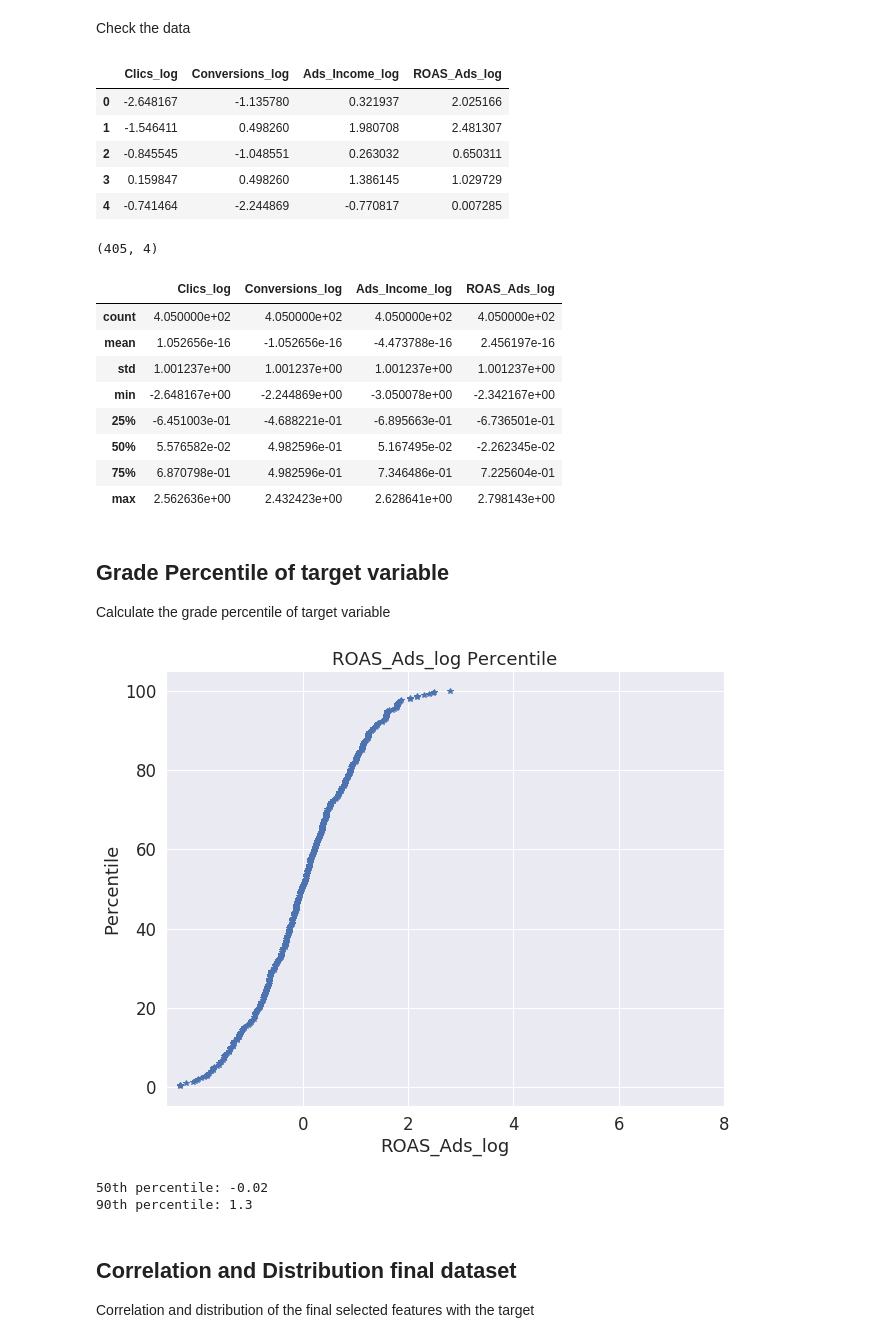
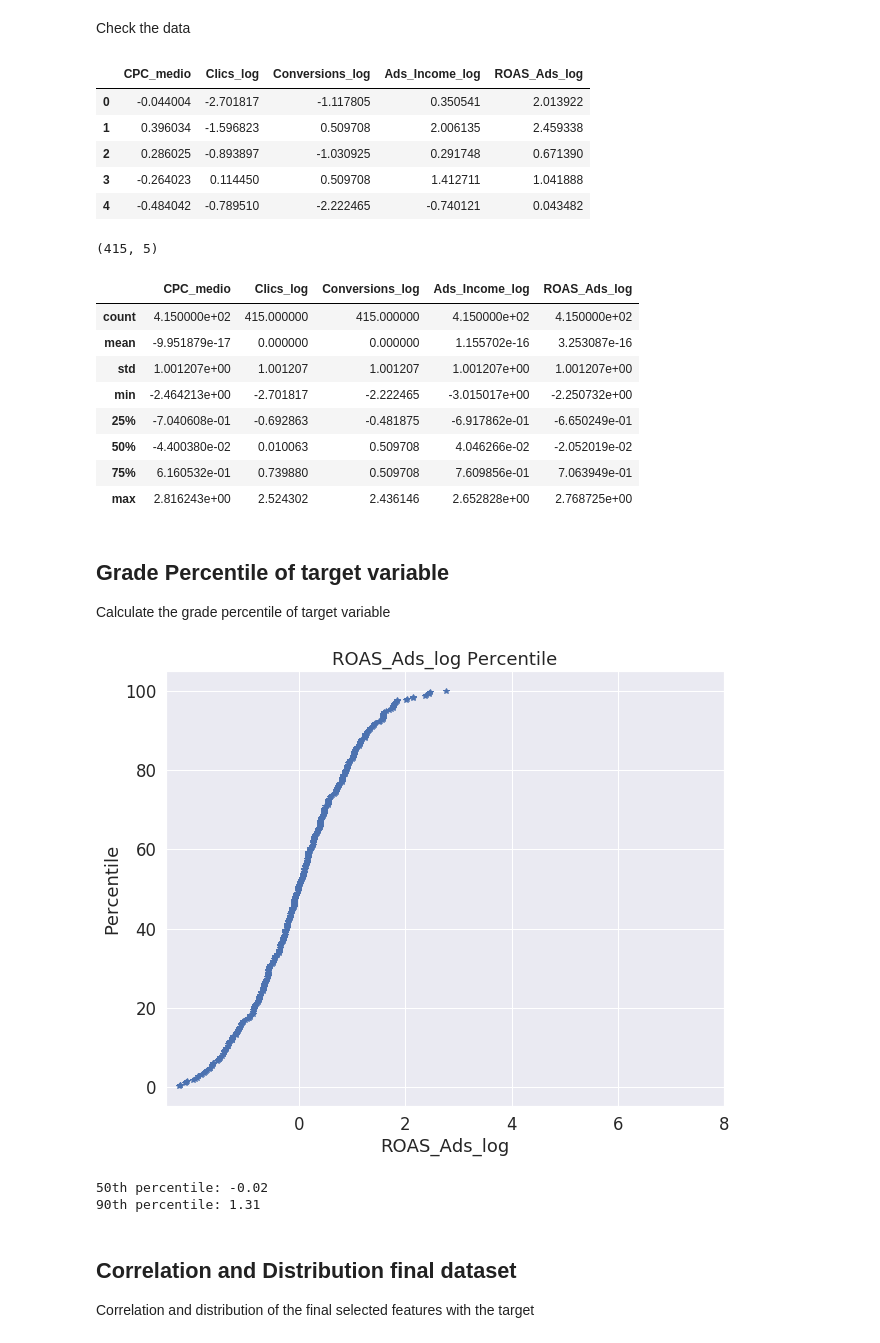
Before and after one commit to trimiguel/tfm, a Jupyter notebook: shopping/notebook/ALGORITHM_top_50_references-ads.ipynb, the cells around one changed output. Cells and saved outputs as stored; diff of their text form; code cells hidden in the pictures.

```diff
--- a/shopping/notebook/ALGORITHM_top_50_references-ads.ipynb
+++ b/shopping/notebook/ALGORITHM_top_50_references-ads.ipynb
@@ -197,6 +194,8 @@ def prove(df, col):
         df['NEW'] = 'Clic_Imp_CTR'
     elif df[col] == 'Page':
         df['NEW'] = 'Clic_Imp_CTR'
+    elif df[col] == 'CPC':
+        df['NEW'] = 'Clic_Imp_CTR'
 
     elif df[col] == 'CatN1':
         df['NEW'] = 'CatN'
@@ -217,8 +216,6 @@ def prove(df, col):
 
     elif df[col] == 'Cat':
         df['NEW'] = 'Cat_Price'
-    elif df[col] == 'CPC':
-        df['NEW'] = 'CPC_medio'
     elif df[col] == 'Units':
         df['NEW'] = 'Units_Sold'
     else:
@@ -411,11 +408,15 @@ Name: ROAS_Ads, dtype: float64
 Plot the distribution and display its skewness and kurtosis
 # %%
 #target distribution
-sns.distplot(y).set_title('ROAS_Distribution');
+x = sns.distplot(y).set_title('ROAS_Distribution');
+
 
 #skewness and kurtosis
 print('Skewness: {}'.format(round(y.skew(),2)))
 print('Kurtosis: {}'.format(round(y.kurt(),2)))
+
+#save fig
+x.figure.savefig('./img/ROAS_Distribution.png', dpi = 180)
 # %% [output]
 Skewness: 8.4
 Kurtosis: 94.88
@@ -472,11 +476,14 @@ df['ROAS_Ads_log'].fillna(0, inplace = True)
 y = df['ROAS_Ads_log']
 
 #target distribution
-sns.distplot(y).set_title('ROAS_Ads_log_Distribution');
+x = sns.distplot(y).set_title('ROAS_Ads_log_Distribution');
 
 #skewness and kurtosis
 print('Skewness: {}'.format(round(y.skew(),2)))
 print('Kurtosis: {}'.format(round(y.kurt(),2)))
+
+#save fig
+x.figure.savefig('./img/ROAS_Ads_log_Distribution.png', dpi = 180)
 # %% [output]
 Skewness: -0.16
 Kurtosis: 0.74
@@ -487,7 +494,7 @@ df['percentile'] = df['ROAS_Ads_log'].apply(lambda x: percentileofscore(df['ROAS
 
 # plot percentile
 #set size
-plt.figure(figsize = (10, 8))
+x = plt.figure(figsize = (10, 8))
 
 #establish axis
 plt.plot(df['ROAS_Ads_log'], df['percentile'], '*')
@@ -497,6 +504,9 @@ plt.xticks(range(0, 10, 2), range(0, 20, 2))
 plt.xlabel('ROAS_Ads_log')
 plt.ylabel('Percentile')
 plt.title('ROAS_Ads_log Percentile');
+
+#save fig
+x.savefig('./img/ROAS_Ads_log_Percentile.png', dpi = 180)
 # %% [output]
 [figure]
 # %%
@@ -1410,28 +1406,28 @@ Check the data
 # %%
 df_all_sc.head(5)
 # %% [output]
-|  | Clics_log | Conversions_log | Ads_Income_log | ROAS_Ads_log |
-| 0 | -2.648167 | -1.135780 | 0.321937 | 2.025166 |
-| 1 | -1.546411 | 0.498260 | 1.980708 | 2.481307 |
-| 2 | -0.845545 | -1.048551 | 0.263032 | 0.650311 |
-| 3 | 0.159847 | 0.498260 | 1.386145 | 1.029729 |
-| 4 | -0.741464 | -2.244869 | -0.770817 | 0.007285 |
+|  | CPC_medio | Clics_log | Conversions_log | Ads_Income_log | ROAS_Ads_log |
+| 0 | -0.044004 | -2.701817 | -1.117805 | 0.350541 | 2.013922 |
+| 1 | 0.396034 | -1.596823 | 0.509708 | 2.006135 | 2.459338 |
+| 2 | 0.286025 | -0.893897 | -1.030925 | 0.291748 | 0.671390 |
+| 3 | -0.264023 | 0.114450 | 0.509708 | 1.412711 | 1.041888 |
+| 4 | -0.484042 | -0.789510 | -2.222465 | -0.740121 | 0.043482 |
 # %%
 df_all_sc.shape
 # %% [output]
-(405, 4)
+(415, 5)
 # %%
 df_all_sc.describe()
 # %% [output]
-|  | Clics_log | Conversions_log | Ads_Income_log | ROAS_Ads_log |
-| count | 4.050000e+02 | 4.050000e+02 | 4.050000e+02 | 4.050000e+02 |
-| mean | 1.052656e-16 | -1.052656e-16 | -4.473788e-16 | 2.456197e-16 |
-| std | 1.001237e+00 | 1.001237e+00 | 1.001237e+00 | 1.001237e+00 |
-| min | -2.648167e+00 | -2.244869e+00 | -3.050078e+00 | -2.342167e+00 |
-| 25% | -6.451003e-01 | -4.688221e-01 | -6.895663e-01 | -6.736501e-01 |
-| 50% | 5.576582e-02 | 4.982596e-01 | 5.167495e-02 | -2.262345e-02 |
-| 75% | 6.870798e-01 | 4.982596e-01 | 7.346486e-01 | 7.225604e-01 |
-| max | 2.562636e+00 | 2.432423e+00 | 2.628641e+00 | 2.798143e+00 |
+|  | CPC_medio | Clics_log | Conversions_log | Ads_Income_log | ROAS_Ads_log |
+| count | 4.150000e+02 | 415.000000 | 415.000000 | 4.150000e+02 | 4.150000e+02 |
+| mean | -9.951879e-17 | 0.000000 | 0.000000 | 1.155702e-16 | 3.253087e-16 |
+| std | 1.001207e+00 | 1.001207 | 1.001207 | 1.001207e+00 | 1.001207e+00 |
+| min | -2.464213e+00 | -2.701817 | -2.222465 | -3.015017e+00 | -2.250732e+00 |
+| 25% | -7.040608e-01 | -0.692863 | -0.481875 | -6.917862e-01 | -6.650249e-01 |
+| 50% | -4.400380e-02 | 0.010063 | 0.509708 | 4.046266e-02 | -2.052019e-02 |
+| 75% | 6.160532e-01 | 0.739880 | 0.509708 | 7.609856e-01 | 7.063949e-01 |
+| max | 2.816243e+00 | 2.524302 | 2.436146 | 2.652828e+00 | 2.768725e+00 |
 # %% [markdown]
 <a name='grade_percentile_target'></a>
 ## Grade Percentile of target variable
@@ -1440,27 +1436,30 @@ Calculate the grade percentile of target variable
 # %%
 #create percentile
 df_all_sc['percentile'] = df_all_sc['ROAS_Ads_log'].apply(lambda x: percentileofscore(df_all_sc['ROAS_Ads_log'], x))
 
 # plot percentile
 #set size
-plt.figure(figsize = (10, 8))
+x = plt.figure(figsize = (10, 8))
 
 #establish axis
 plt.plot(df_all_sc['ROAS_Ads_log'], df_all_sc['percentile'], '*')
 plt.xticks(range(0, 10, 2), range(0, 20, 2))
 
 #set labels
 plt.xlabel('ROAS_Ads_log')
 plt.ylabel('Percentile')
 plt.title('ROAS_Ads_log Percentile');
+
+#save figure
+x.savefig('./img/ROAS_Ads_log_Percentile_after_wrangling', dpi = 180)
 # %% [output]
-[figure, old version]
+[figure, new version]
 # %%
 print('50th percentile: {}'.format(round(np.min(df_all_sc.loc[df_all_sc['percentile'] > 50, 'ROAS_Ads_log']),2)))
 print('90th percentile: {}'.format(round(np.min(df_all_sc.loc[df_all_sc['percentile'] > 90, 'ROAS_Ads_log']),2)))
 # %% [output]
 50th percentile: -0.02
-90th percentile: 1.3
+90th percentile: 1.31
 # %% [markdown]
 <a name='distribution_final_dataset'></a>
 ## Correlation and Distribution final dataset
```
Also changed, not shown: parts of 54 cells of this notebook, 19 other files.
